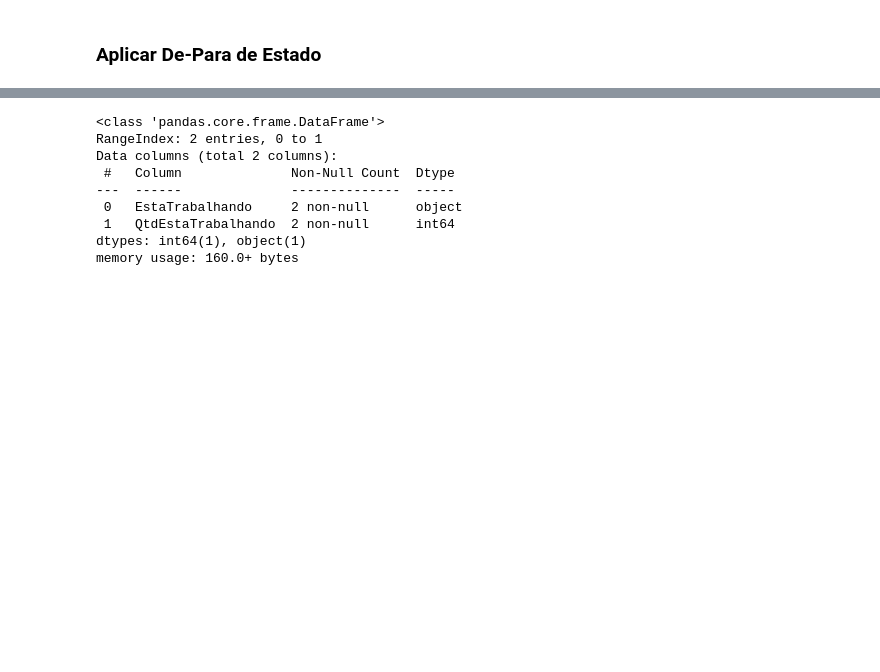
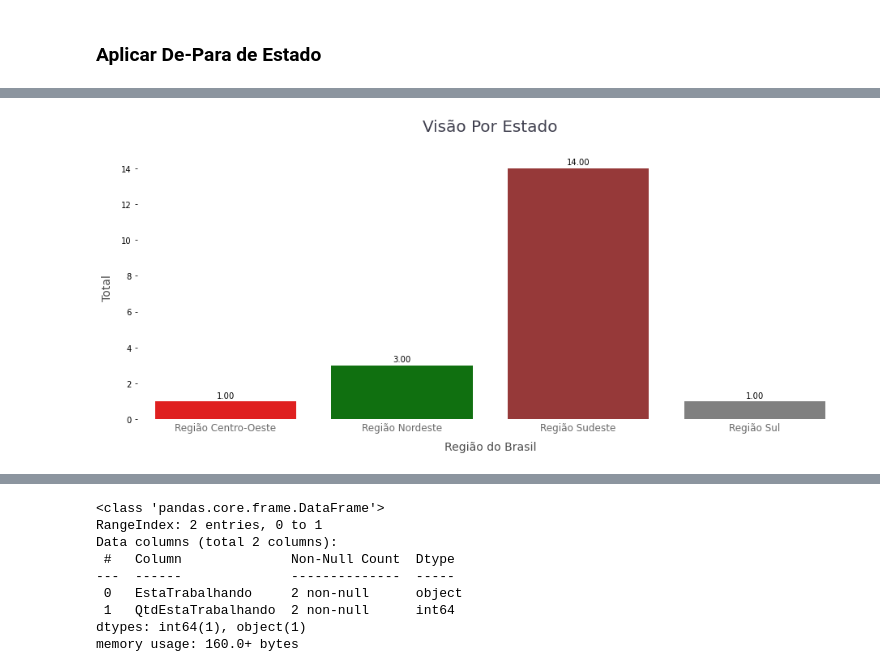
Before and after one commit to dbaassists/Python, a Jupyter notebook: Pesquisa/Analise_Pesquisa_Mentoria.ipynb, the cells around one changed output, grey strips where cells are left out. Drawn from its saved outputs; the diff is of its cells as text; code cells hidden in the pictures; blank space fills up the shorter version.

```diff
--- a/Pesquisa/Analise_Pesquisa_Mentoria.ipynb
+++ b/Pesquisa/Analise_Pesquisa_Mentoria.ipynb
@@ -18,3 +19,5 @@ pd.options.display.max_columns=999
 #warnings.simplefilter(action="ignore", category=SettingWithCopyWarning)
 # %%
 arquivoDadosPesquisa = '../Pesquisa/Dados/Pesquisa Mentoria Quintellão Free 2023.csv'
+
+arquivoRegioesBrasil = '../REGIOES_BRASIL.csv'
@@ -32,7 +65,11 @@ nomeColunas = ['DataPreenchimento','DscEmail','Nome','Idade','Cidade','Estado','
 'Id','Proprietário','DataCriacao','DataAtuaaazação']
 parametro = 0
 
-dataframe = DataFrame(arquivoDadosPesquisa, sep, encoding, header,numeroColunas, nomeColunas, parametro)
+sheet_name = 'teste'
+index = False
+data = ''
+
+dataframe = Arquivo_DataFrame(arquivoDadosPesquisa, sep, encoding, header,numeroColunas, nomeColunas, parametro, sheet_name, index)
 
 dfDadosPesquisa = dataframe.carregaArquivoCSV()
 # %%
@@ -58,4 +95,4 @@ memory usage: 5.2+ KB
 # %% [markdown]
 ### Aplicar De-Para de Estado
 # %%
-dfDadosPesquisa.groupby(['Estado']).agg(Total=('Estado', 'count'))
+dfDadosPesquisaTotalPorEstado = dfDadosPesquisa.groupby(['Estado'],as_index=False).agg(Total=('Estado', 'count'))
@@ -76,0 +131,29 @@ dfDadosPesquisa.groupby(['Estado']).agg(Total=('Estado', 'count'))
+# %%
+dfDadosPesquisaTotalPorEstado = pd.merge(left=dfDadosPesquisaTotalPorEstado
+                              , right=dfDadosRegiao
+                              , left_on='Estado'
+                              , right_on='UF'
+                                    ).groupby(['Regiao'],as_index=False).agg(Total=('Total','sum'))
+# %%
+eixo_x = 'Regiao'
+eixo_y = 'Total'
+tituloGrafico = 'Visão Por Estado'
+descricaoEixoX = 'Região do Brasil'
+descricaoEixoY = 'Total'
+variacao = .2
+descritivo = ''
+quantidade = 0
+
+graficoEstaTrabalhando = Grafico(dfDadosPesquisaTotalPorEstado
+                                 , eixo_x
+                                    , eixo_y
+                                    , tituloGrafico
+                                    , descricaoEixoX
+                                    , descricaoEixoY
+                                    , variacao
+                                    , descritivo
+                                    , quantidade)
+
+graficoEstaTrabalhando.geraGraficoBarra()
+# %% [output]
+[figure, added]
```
Also changed, not shown: parts of 22 cells of this notebook.
